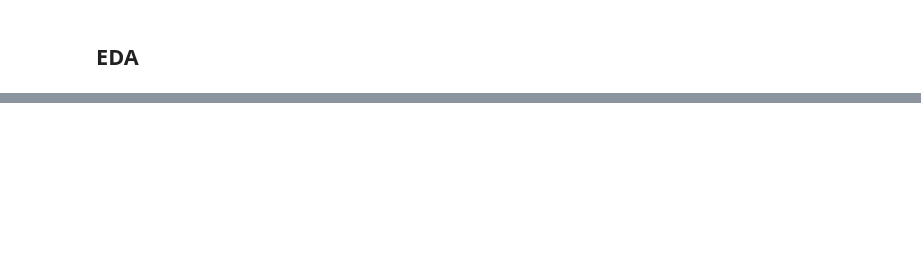
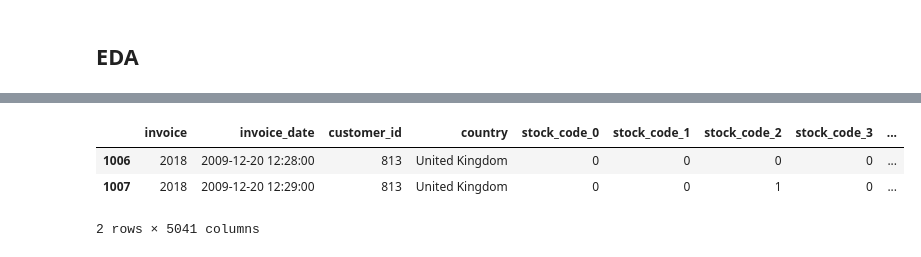
Before and after one commit to mattzajac/DataWorkshop_Competition_Online_Retail, a Jupyter notebook: Konkurs-DW-Absolwenci.ipynb, the cells around one changed output, grey strips where cells are left out. Drawn from its saved outputs; the diff is of its cells as text; code cells hidden in the pictures; blank space fills up the shorter version.

```diff
--- a/Konkurs-DW-Absolwenci.ipynb
+++ b/Konkurs-DW-Absolwenci.ipynb
@@ -745 +752,7 @@ for s in scores:
+# %%
+X_test = test_copy[feats].values
+
+model = xgb.XGBClassifier(**best, random_state=random_state)
+model.fit(X, y)
+y_test_pred = model.predict(X_test)
 # %%
@@ -751,4 +764,5 @@ eli5.explain_weights_xgboost(model.get_booster(), feature_names=clf_feats, top=1
-# %%
-## przygotowujemy do submit
-test_copy['id'] = test_copy['id'].astype('int')
-test_copy['target_delay'] = y_pred
+# %%
+test_copy['price_total_new'] = test_copy['quantity'] * test_copy['price_unit']
+# %%
+test_copy['is_canceled'] = y_test_pred
+test_copy['total_return'] = test_copy['price_total_new'] * test_copy['is_canceled']
@@ -754,0 +776,7 @@ test_copy['target_delay'] = y_pred
+# %%
+test_copy [test_copy.invoice ==2018]
+# %% [output]
+|  | invoice | invoice_date | customer_id | country | stock_code_0 | stock_code_1 | stock_code_2 | stock_code_3 | ... |
+| 1006 | 2018 | 2009-12-20 12:28:00 | 813 | United Kingdom | 0 | 0 | 0 | 0 | ... |
+| 1007 | 2018 | 2009-12-20 12:29:00 | 813 | United Kingdom | 0 | 0 | 1 | 0 | ... |
+2 rows × 5041 columns
```
Also changed, not shown: parts of 26 cells of this notebook.
